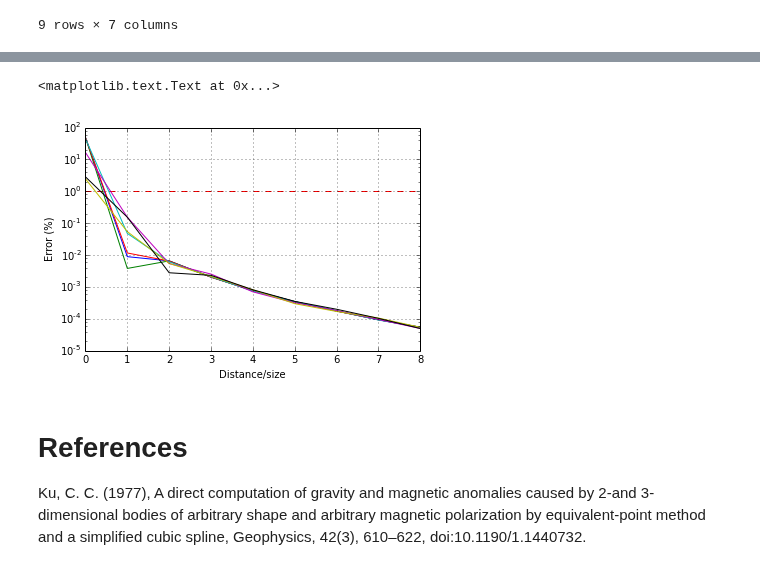
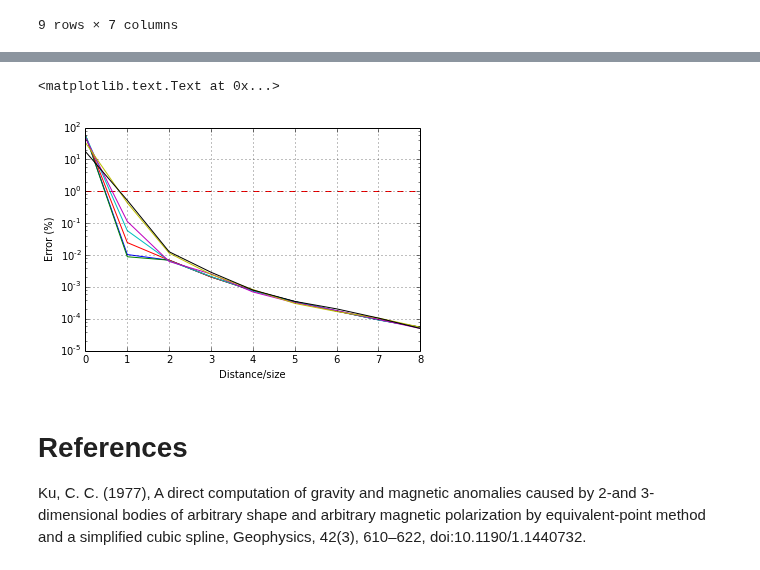
Before and after one commit to pinga-lab/paper-tesseroids, a Jupyter notebook: notebooks/tesseroid_vs_spherical_shell.ipynb, the cells around one changed output, grey strips where cells are left out. Drawn from its saved outputs; the diff is of its cells as text; code cells hidden in the pictures.

```diff
--- a/notebooks/tesseroid_vs_spherical_shell.ipynb
+++ b/notebooks/tesseroid_vs_spherical_shell.ipynb
@@ -133,7 +129,7 @@ fields = ['pot', 'gz', 'gxx', 'gxy', 'gxz', 'gyy', 'gyz', 'gzz']
 
 ratios = range(9)
 heights = numpy.array([1, 100, 1000, 10000, 100000, 250000, 500000])
-sizes = [1, 5, 10, 20, 40]
+sizes = [0.1, 1, 5, 10, 20]
 
 #sizes = [10, 20]
 #heights = numpy.array([250000, 500000])
@@ -216,8 +216,6 @@ for fname, size in zip(model_files, sizes):
 # %%
 data = pandas.concat(dview.gather('data').get(), ignore_index=True)
 data.sort('field', inplace=True)
-
-data[data.field == 'gz'][data.height == 250000][data.size == 10].sort('ratio')
 # %% [output]
 |  | difference | field | height | ratio | shell | size | tesseroid |
 | 264 | 217.789284 | gz | 250000 | 0 | 8798.816406 | 10 | 9016.605689 |
@@ -235 +233,3 @@ data.to_csv('tesseroid_vs_spherical_shell.csv')
 data.to_pickle('tesseroid_vs_spherical_shell.pickle')
+# %%
+data[data.field == 'gxx'][data.height == 250000][data.size == 10].sort('ratio')
@@ -254,12 +266,12 @@ def plot(data, field, size, percent):
     plt.grid()
 # %%
 plt.figure()
-plot(data, 'gz', 10, percent=True)
+plot(data, 'gz', 20, percent=True)
 plt.ylabel(r'Error (%)')
 plt.xlabel('Distance/size')
 # %% [output]
 <matplotlib.text.Text at 0x...>
-[figure, old version]
+[figure, new version]
 # %% [markdown]
 # References
 
```
Also changed, not shown: parts of 7 cells of this notebook.
